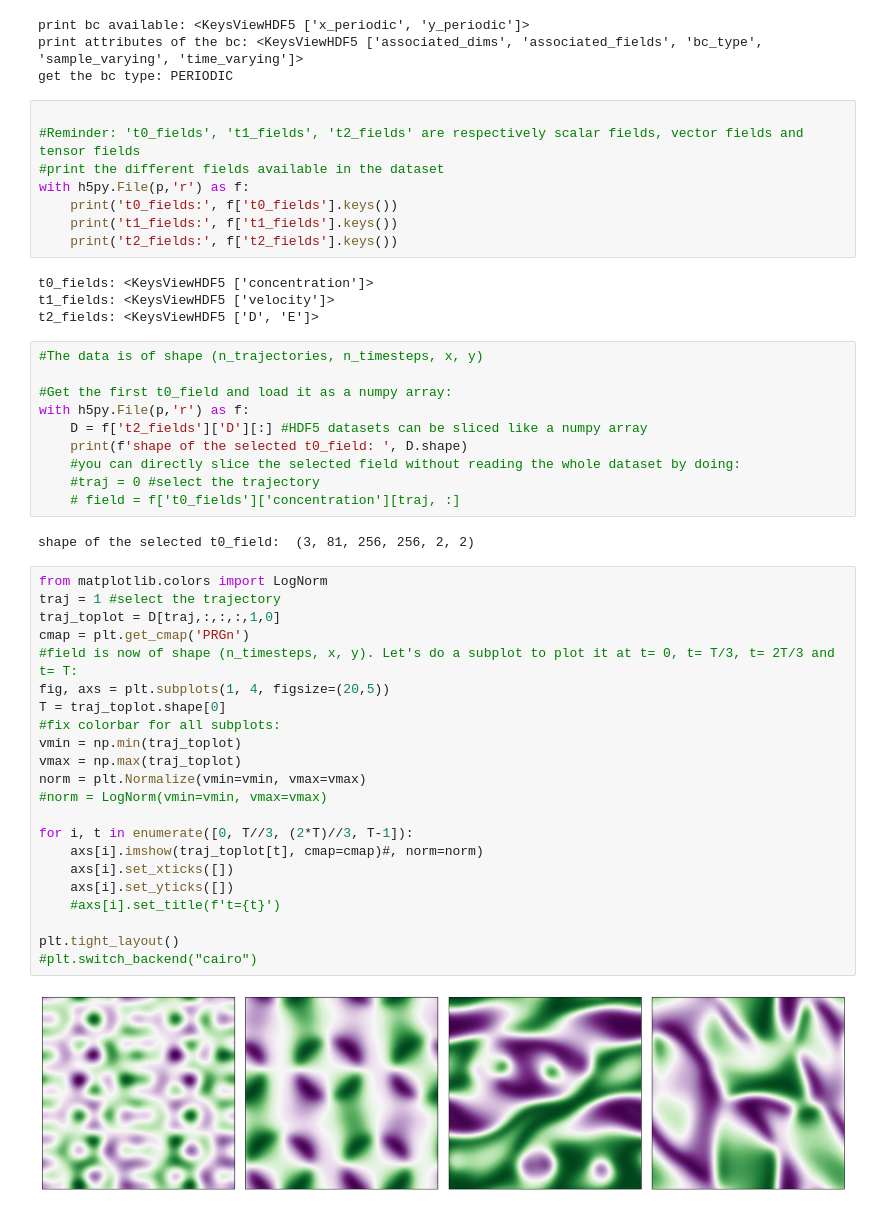
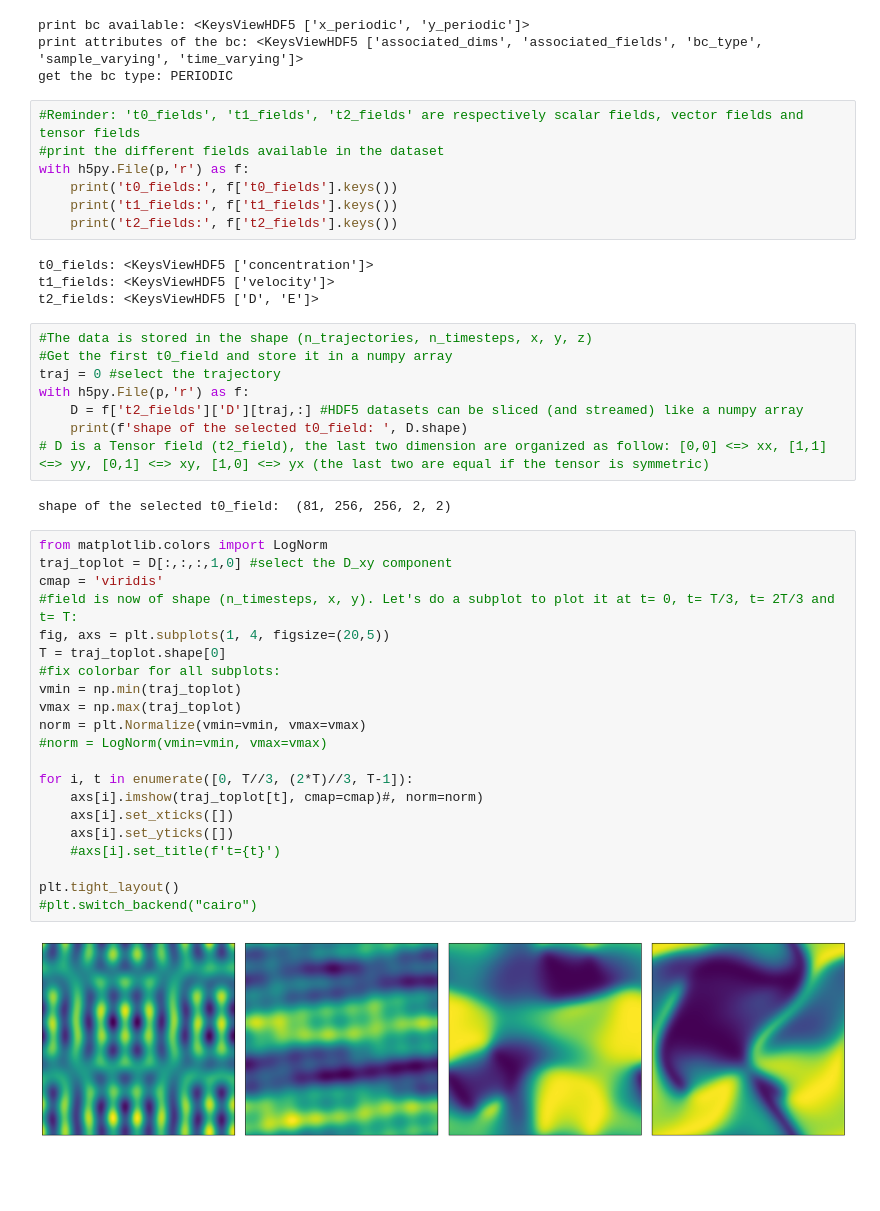
Before and after one commit to PolymathicAI/the_well, a Jupyter notebook: datasets/active_matter/visualization_active_matter.ipynb, the cells around one changed output. Drawn from its saved outputs; the diff is of its cells as text; blank space fills up the shorter version.

```diff
--- a/datasets/active_matter/visualization_active_matter.ipynb
+++ b/datasets/active_matter/visualization_active_matter.ipynb
@@ -32,7 +33,6 @@ print bc available: <KeysViewHDF5 ['x_periodic', 'y_periodic']>
 print attributes of the bc: <KeysViewHDF5 ['associated_dims', 'associated_fields', 'bc_type', 'sample_varying', 'time_varying']>
 get the bc type: PERIODIC
 # %%
-
 #Reminder: 't0_fields', 't1_fields', 't2_fields' are respectively scalar fields, vector fields and tensor fields
 #print the different fields available in the dataset
 with h5py.File(p,'r') as f:
@@ -44,38 +44,35 @@ t0_fields: <KeysViewHDF5 ['concentration']>
 t1_fields: <KeysViewHDF5 ['velocity']>
 t2_fields: <KeysViewHDF5 ['D', 'E']>
 # %%
-#The data is of shape (n_trajectories, n_timesteps, x, y)
-
-#Get the first t0_field and load it as a numpy array:
+#The data is stored in the shape (n_trajectories, n_timesteps, x, y, z)
+#Get the first t0_field and store it in a numpy array
+traj = 0 #select the trajectory
 with h5py.File(p,'r') as f:
-    D = f['t2_fields']['D'][:] #HDF5 datasets can be sliced like a numpy array
+    D = f['t2_fields']['D'][traj,:] #HDF5 datasets can be sliced (and streamed) like a numpy array
     print(f'shape of the selected t0_field: ', D.shape)
-    #you can directly slice the selected field without reading the whole dataset by doing:
-    #traj = 0 #select the trajectory
-    # field = f['t0_fields']['concentration'][traj, :]
+# D is a Tensor field (t2_field), the last two dimension are organized as follow: [0,0] <=> xx, [1,1] <=> yy, [0,1] <=> xy, [1,0] <=> yx (the last two are equal if the tensor is symmetric)
 # %% [output]
-shape of the selected t0_field:  (3, 81, 256, 256, 2, 2)
+shape of the selected t0_field:  (81, 256, 256, 2, 2)
 # %%
 from matplotlib.colors import LogNorm
-traj = 1 #select the trajectory
-traj_toplot = D[traj,:,:,:,1,0]
-cmap = plt.get_cmap('PRGn')
+traj_toplot = D[:,:,:,1,0] #select the D_xy component
+cmap = 'viridis'
 #field is now of shape (n_timesteps, x, y). Let's do a subplot to plot it at t= 0, t= T/3, t= 2T/3 and t= T:
 fig, axs = plt.subplots(1, 4, figsize=(20,5))
 T = traj_toplot.shape[0]
 #fix colorbar for all subplots:
 vmin = np.min(traj_toplot)
 vmax = np.max(traj_toplot)
 norm = plt.Normalize(vmin=vmin, vmax=vmax)
 #norm = LogNorm(vmin=vmin, vmax=vmax)
 
 for i, t in enumerate([0, T//3, (2*T)//3, T-1]):
     axs[i].imshow(traj_toplot[t], cmap=cmap)#, norm=norm)
     axs[i].set_xticks([])
     axs[i].set_yticks([])
     #axs[i].set_title(f't={t}')
 
 plt.tight_layout()
 #plt.switch_backend("cairo")
 # %% [output]
-[figure, old version]
+[figure, new version]
```
Also changed, not shown: parts of 9 cells of this notebook, 29 other files.
